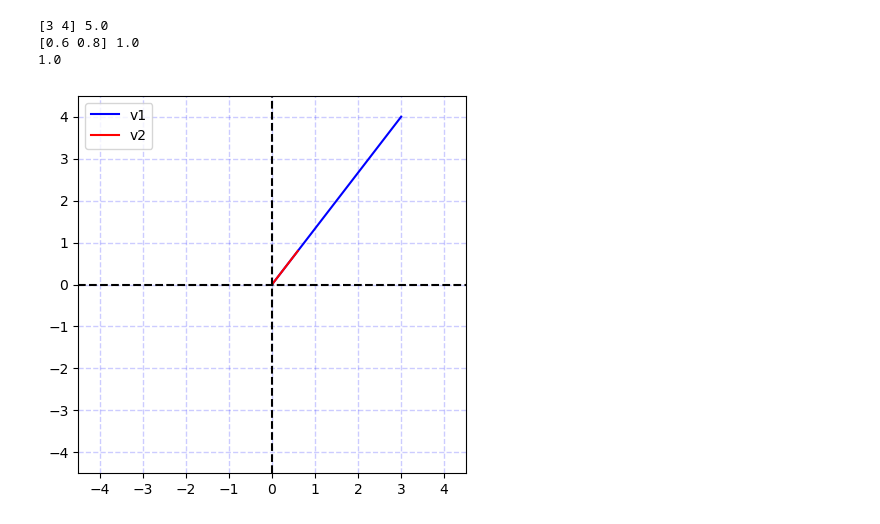
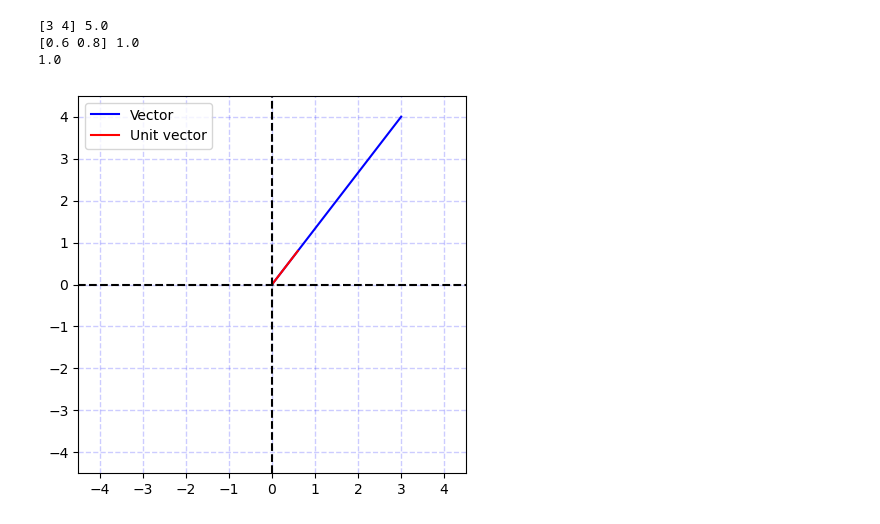
Before and after one commit to murilogustineli/linear-algebra, a Jupyter notebook: 01-vectors/ch03-vector-multiplication.ipynb, the cells around one changed output. Cells and saved outputs as stored; diff of their text form; code cells hidden in the pictures.

```diff
--- a/01-vectors/ch03-vector-multiplication.ipynb
+++ b/01-vectors/ch03-vector-multiplication.ipynb
@@ -907,11 +907,11 @@ print(vum)
 # %%
 # Plot vectors
 plt.figure(figsize=(5,5), dpi=100)
-plt.plot([0, v[0]],[0, v[1]],'b',label='v1')
-plt.plot([0, vu[0]],[0, vu[1]],'r',label='v2')
+plt.plot([0, v[0]],[0, v[1]],'b',label='Vector')
+plt.plot([0, vu[0]],[0, vu[1]],'r',label='Unit vector')
 
 axlim = np.max(np.abs([v, vu]))
 plot_axis(ax=axlim+0.5)
 plt.show()
 # %% [output]
-[figure, old version]
+[figure, new version]
```
Also changed, not shown: parts of 5 cells of this notebook.
